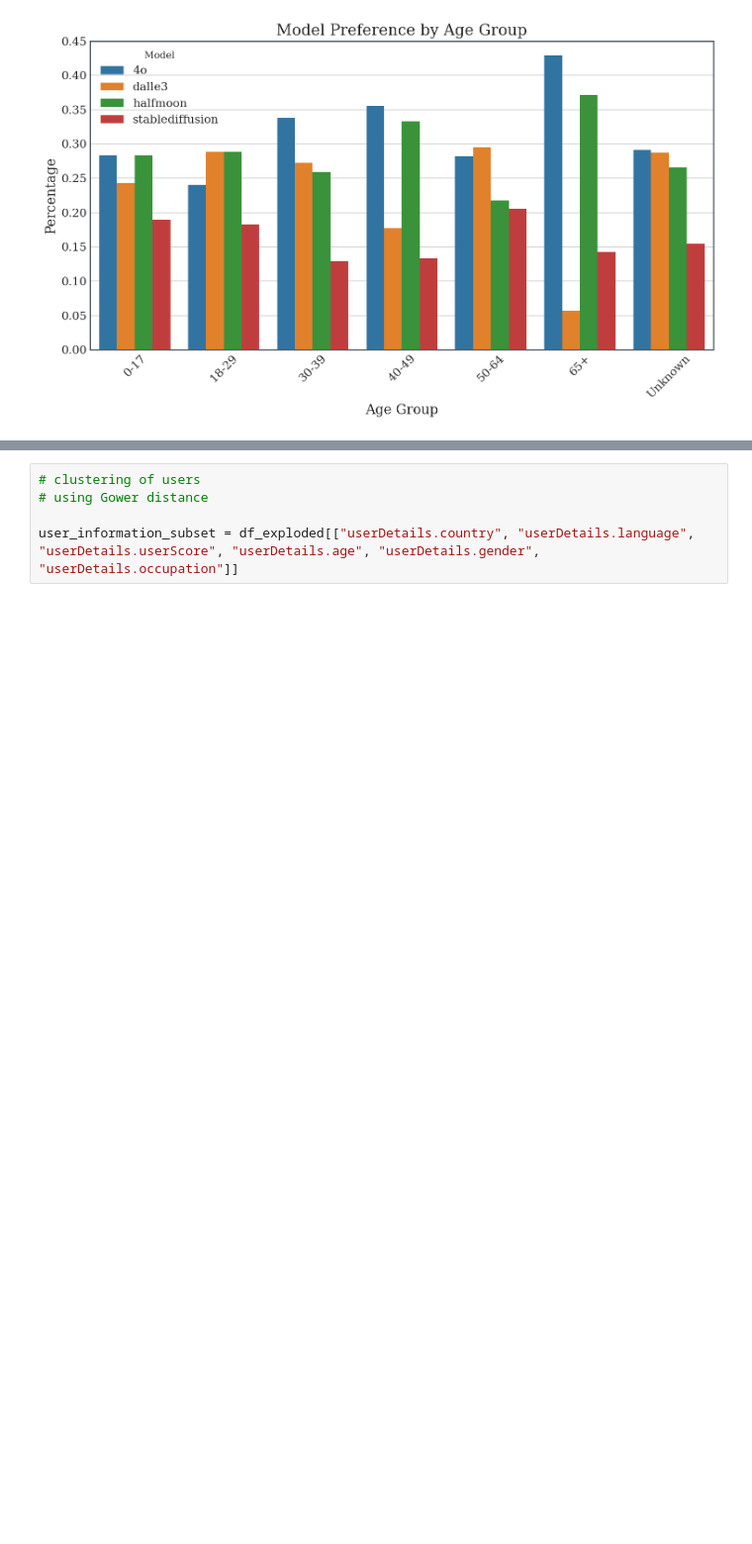
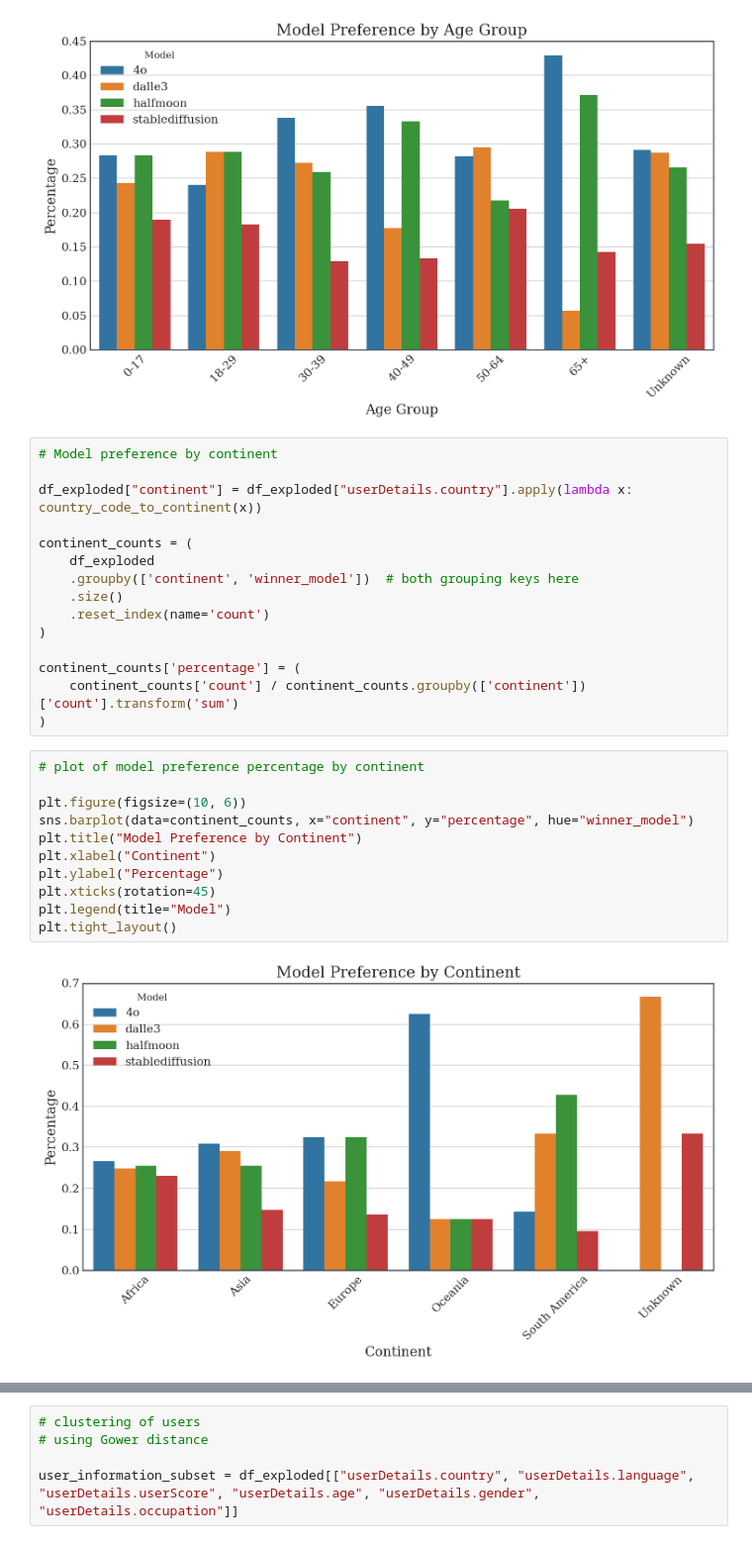
Before and after one commit to alexcaldarone/rapidata-takehome, a Jupyter notebook: rapidata_takehome.ipynb, the cells around one changed output, grey strips where cells are left out. Shown at 99% size. Cells and saved outputs as stored; diff of their text form; blank space fills up the shorter version.

Commit message:
finish first modelling attempt

```diff
--- a/rapidata_takehome.ipynb
+++ b/rapidata_takehome.ipynb
@@ -428,3 +410,31 @@ plt.legend(title="Model")
 plt.tight_layout()
 # %% [output]
 [figure]
+# %%
+# Model preference by continent
+
+df_exploded["continent"] = df_exploded["userDetails.country"].apply(lambda x: country_code_to_continent(x))
+
+continent_counts = (
+    df_exploded
+    .groupby(['continent', 'winner_model'])  # both grouping keys here
+    .size()
+    .reset_index(name='count')
+)
+
+continent_counts['percentage'] = (
+    continent_counts['count'] / continent_counts.groupby(['continent'])['count'].transform('sum')
+)
+# %%
+# plot of model preference percentage by continent
+
+plt.figure(figsize=(10, 6))
+sns.barplot(data=continent_counts, x="continent", y="percentage", hue="winner_model")
+plt.title("Model Preference by Continent")
+plt.xlabel("Continent")
+plt.ylabel("Percentage")
+plt.xticks(rotation=45)
+plt.legend(title="Model")
+plt.tight_layout()
+# %% [output]
+[figure, added]
```
Also changed, not shown: parts of 36 cells of this notebook, 9 other files.
